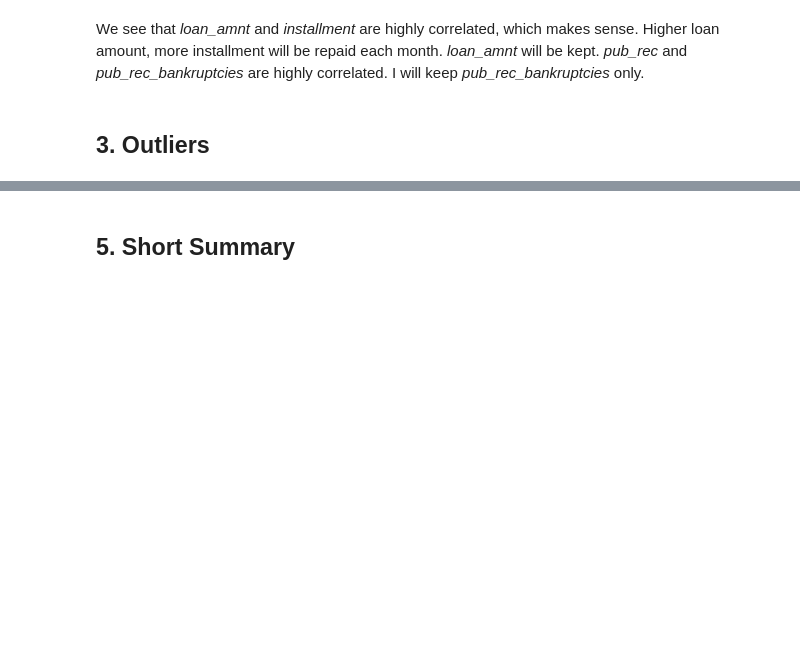
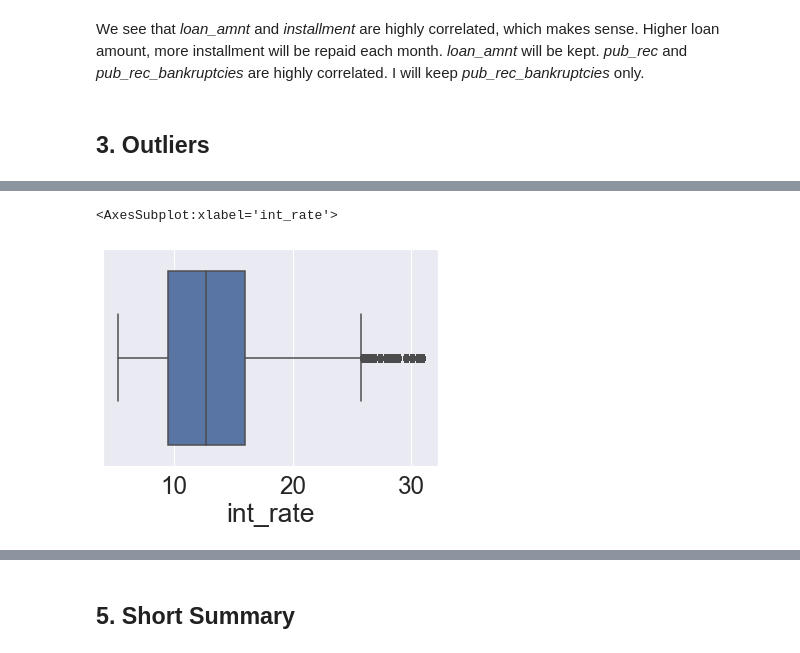
Before and after one commit to yifeng93/LendingClub_Default, a Jupyter notebook: Code/Part2_Data_Preparation_Wrangling.ipynb, the cells around one changed output, grey strips where cells are left out. Drawn from its saved outputs; the diff is of its cells as text; code cells hidden in the pictures; blank space fills up the shorter version.

```diff
--- a/Code/Part2_Data_Preparation_Wrangling.ipynb
+++ b/Code/Part2_Data_Preparation_Wrangling.ipynb
@@ -150,0 +168,5 @@ drop_cols(['pub_rec','installment', 'open_acc'])
+# %%
+sns.boxplot(x = df['int_rate'])
+# %% [output]
+<AxesSubplot:xlabel='int_rate'>
+[figure, added]
```
Also changed, not shown: parts of 27 cells of this notebook, 3 other files.
